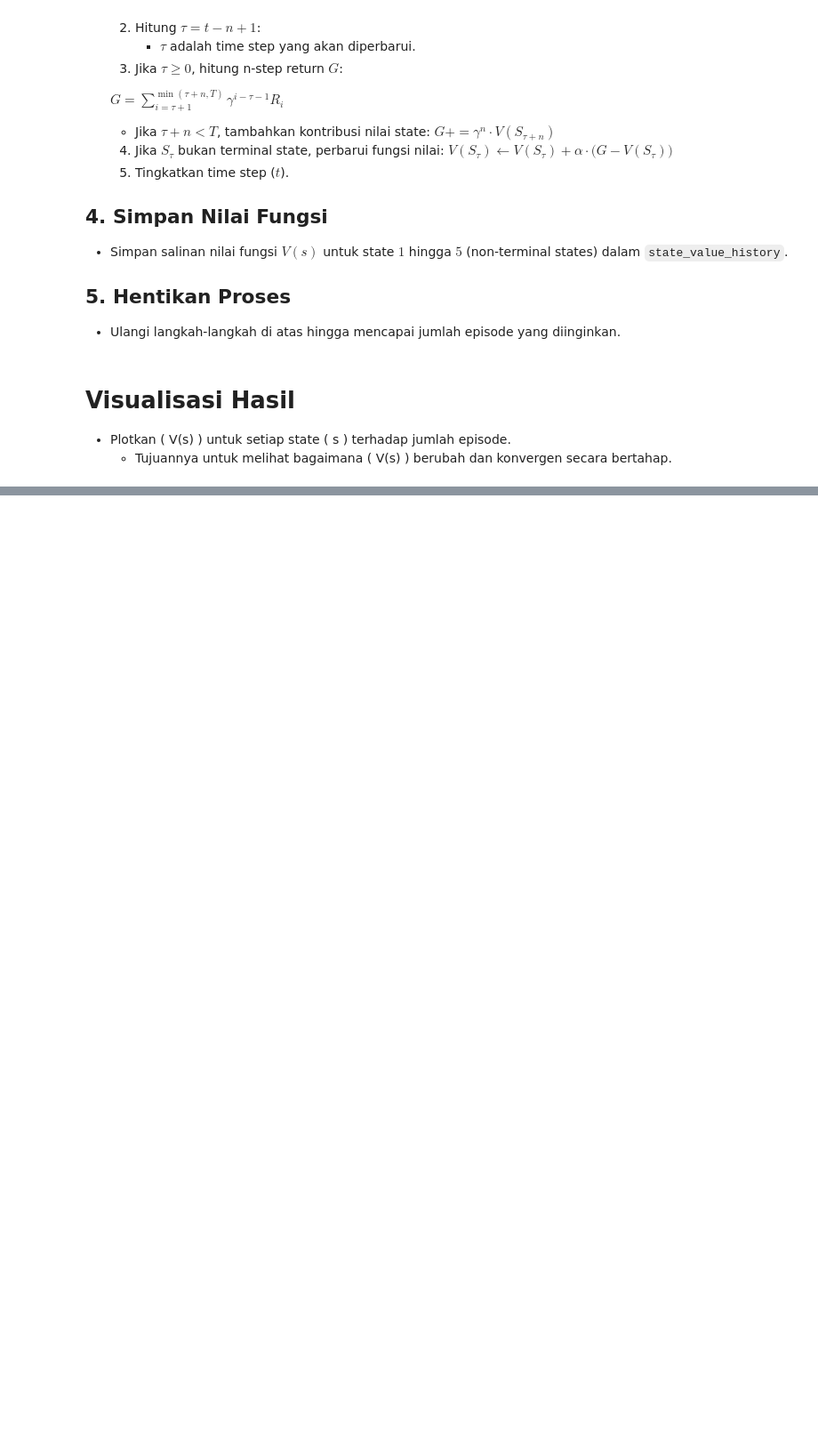
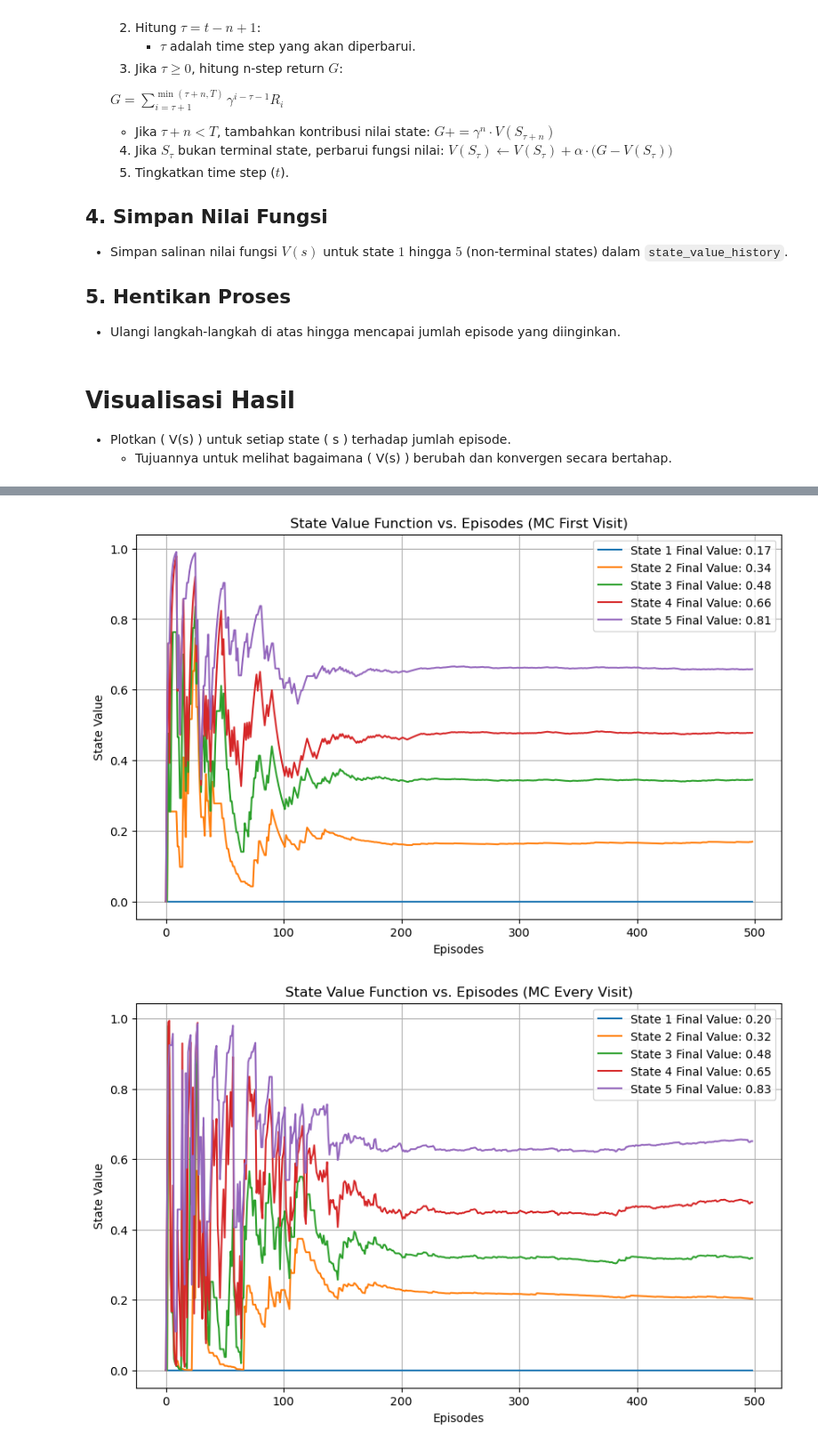
Before and after one commit to ChanifRusydi/pembelajaran-mesin-lanjut, a Jupyter notebook: Tugas2/Tugas2_PML20241201.ipynb, the cells around one changed output, grey strips where cells are left out. Shown at 89% size. Saved outputs shown, nothing was run; the diff lists cells and outputs as text; code cells hidden in the pictures; blank space fills up the shorter version.

```diff
--- a/Tugas2/Tugas2_PML20241201.ipynb
+++ b/Tugas2/Tugas2_PML20241201.ipynb
@@ -267,7 +274,7 @@ $\alpha = \max\left(\alpha_0 \cdot \left(\frac{0.001}{\alpha_0}\right)^{\text{ep
 - Ulangi langkah-langkah di atas hingga mencapai jumlah episode yang diinginkan.
 # %%
 # Temporal Difference Learning (TD(0))
-def temporal_difference_learning(env, episodes=500):
+def temporal_difference_learning(env:RandomWalkEnv, episodes:int = 500):
     # Initialize state-value function
     V = np.zeros(7)  # 7 states including terminals
     alpha = 0.5  # Initial learning rate
@@ -339,7 +346,7 @@ $\text{decay factor} = \exp\left(\frac{\ln(\alpha_{\text{end}} / \alpha_{\text{s
 - Ulangi langkah-langkah di atas hingga mencapai jumlah episode yang diinginkan.
 # %%
 # First-Visit n-Step TD
-def n_step_td(env, episodes=500):
+def n_step_td(env:RandomWalkEnv, episodes:int = 500):
     gamma = 1.0
     n = 3
     V = np.zeros(len(env.states))  # State-value function
@@ -387,7 +394,7 @@ def n_step_td(env, episodes=500):
   - Tujuannya untuk melihat bagaimana \( V(s) \) berubah dan konvergen secara bertahap.
 # %%
 # Define a function to compute and display results for all methods in separate figures
-def compare_methods_separate_figures(env, methods, method_names, episodes=500):
+def compare_methods_separate_figures(env, methods, method_names:list[str], episodes=500):
     for method, name in zip(methods, method_names):
         # Run the method
         final_values, V_history = method(env, episodes)
@@ -395,7 +402,7 @@ def compare_methods_separate_figures(env, methods, method_names, episodes=500):
         # Create a new figure for each method
         plt.figure(figsize=(10, 6))
         for state in range(1, 6):  # Only states 1 to 5
-          plt.plot([v[state - 1] for v in state_value_history], label=f'State {state}')
+          plt.plot([v[state - 1] for v in V_history], label=f'State {state} Final Value: {final_values[state]:.2f}')
 
         # Plot configuration
         plt.xlabel("Episodes")
@@ -404,11 +411,3 @@ def compare_methods_separate_figures(env, methods, method_names, episodes=500):
         plt.legend()
         plt.grid()
         plt.show()
-
-# Main script
-env = RandomWalkEnv()
-methods = [monte_carlo_first_visit, monte_carlo_every_visit, temporal_difference_learning, n_step_td]
-method_names = ["MC First Visit", "MC Every Visit", "TD(0)", "n-Step TD"]
-
-# Compare the methods with separate figures
-compare_methods_separate_figures(env, methods, method_names, episodes=500)
@@ -419,0 +414,16 @@ compare_methods_separate_figures(env, methods, method_names, episodes=500)
+# %%
+# Main script
+env = RandomWalkEnv()
+methods = [
+    monte_carlo_first_visit(env=env, episodes=500),
+    monte_carlo_every_visit(env=env, episodes=500),
+    temporal_difference_learning(env=env, episodes=500),
+    n_step_td(env=env, episodes=500)
+    ]
+method_names = ["MC First Visit", "MC Every Visit", "TD(0)", "n-Step TD"]
+# %%
+# Compare the methods with separate figures
+compare_methods_separate_figures(env, methods, method_names, episodes=499)
+# %% [output]
+[figure, added]
+[figure, added]
```
Also changed, not shown: parts of 11 cells of this notebook.
